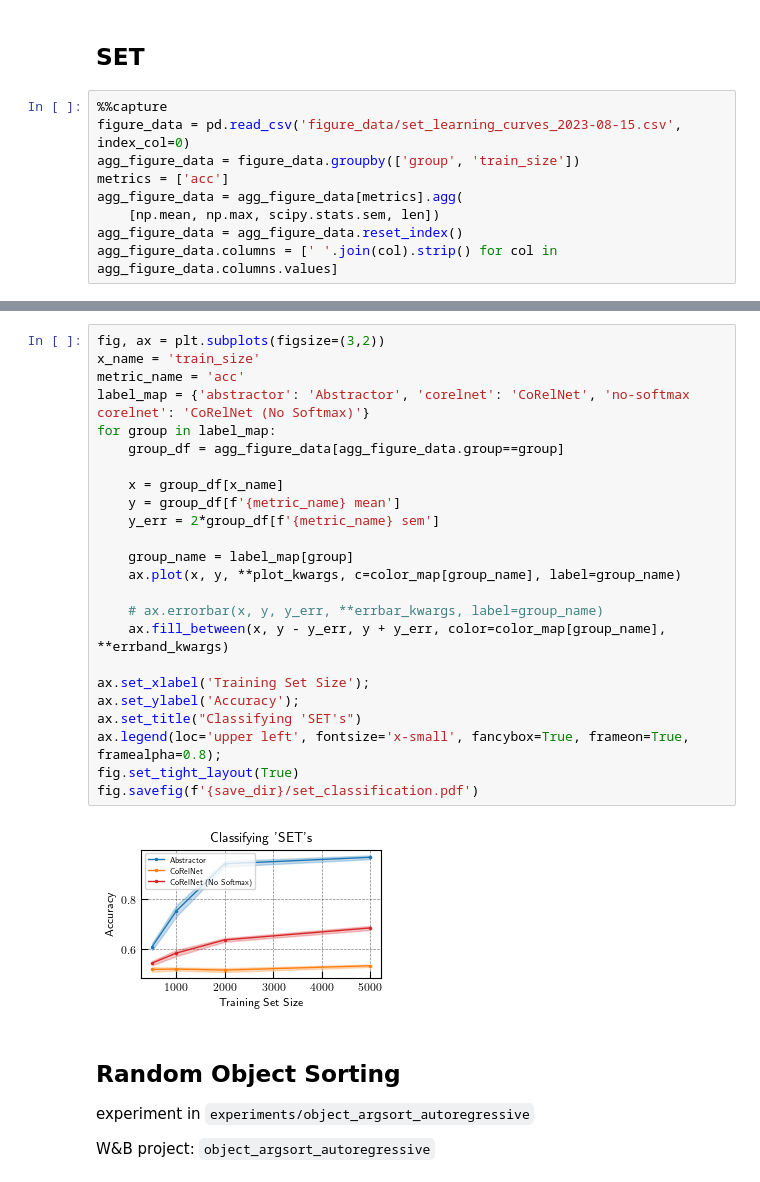
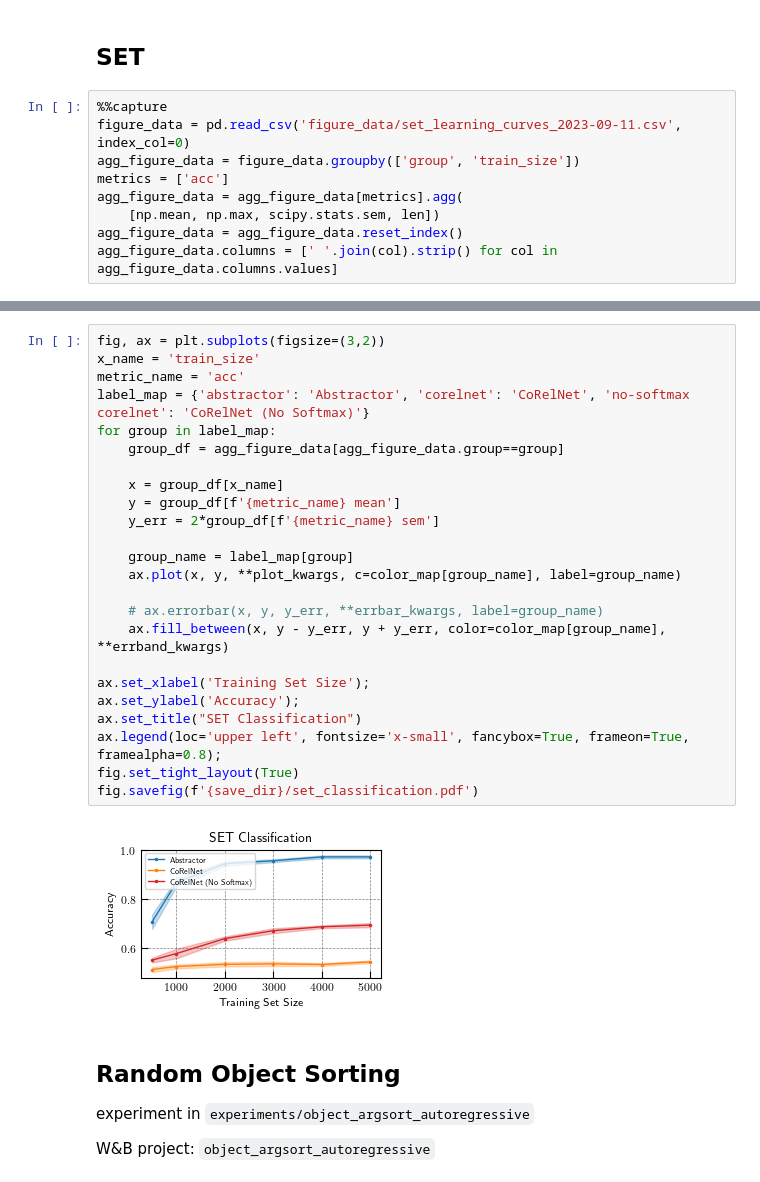
Before and after one commit to jdlafferty/relational, a Jupyter notebook: paper/paper_figures/create_figures.ipynb, the cells around one changed output, grey strips where cells are left out. Drawn from its saved outputs; the diff is of its cells as text.

```diff
--- a/paper/paper_figures/create_figures.ipynb
+++ b/paper/paper_figures/create_figures.ipynb
@@ -88,7 +88,7 @@ fig.savefig(f'{save_dir}/pairwise_order_learning_curves.pdf')
 ## SET
 # %%
 %%capture
-figure_data = pd.read_csv('figure_data/set_learning_curves_2023-08-15.csv', index_col=0)
+figure_data = pd.read_csv('figure_data/set_learning_curves_2023-09-11.csv', index_col=0)
 agg_figure_data = figure_data.groupby(['group', 'train_size'])
 metrics = ['acc']
 agg_figure_data = agg_figure_data[metrics].agg(
@@ -114,29 +118,29 @@ agg_figure_data
 # %%
 fig, ax = plt.subplots(figsize=(3,2))
 x_name = 'train_size'
 metric_name = 'acc'
 label_map = {'abstractor': 'Abstractor', 'corelnet': 'CoRelNet', 'no-softmax corelnet': 'CoRelNet (No Softmax)'}
 for group in label_map:
     group_df = agg_figure_data[agg_figure_data.group==group]
 
     x = group_df[x_name]
     y = group_df[f'{metric_name} mean']
     y_err = 2*group_df[f'{metric_name} sem']
 
     group_name = label_map[group]
     ax.plot(x, y, **plot_kwargs, c=color_map[group_name], label=group_name)
 
     # ax.errorbar(x, y, y_err, **errbar_kwargs, label=group_name)
     ax.fill_between(x, y - y_err, y + y_err, color=color_map[group_name], **errband_kwargs)
 
 ax.set_xlabel('Training Set Size');
 ax.set_ylabel('Accuracy');
-ax.set_title("Classifying 'SET's")
+ax.set_title("SET Classification")
 ax.legend(loc='upper left', fontsize='x-small', fancybox=True, frameon=True, framealpha=0.8);
 fig.set_tight_layout(True)
 fig.savefig(f'{save_dir}/set_classification.pdf')
 # %% [output]
-[figure, old version]
+[figure, new version]
 # %% [markdown]
 ## Random Object Sorting
 
```
Also changed, not shown: parts of 1 cell of this notebook.
